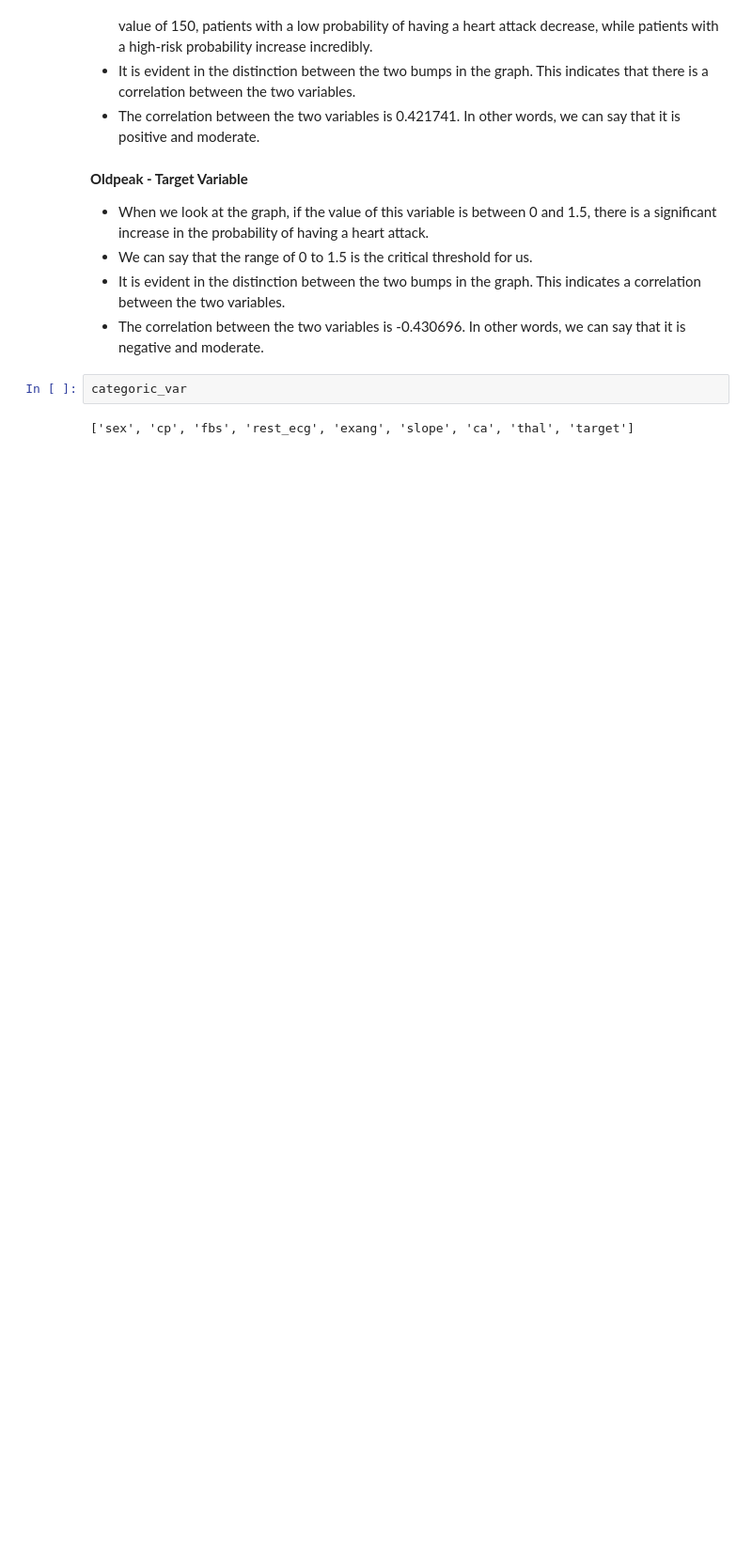
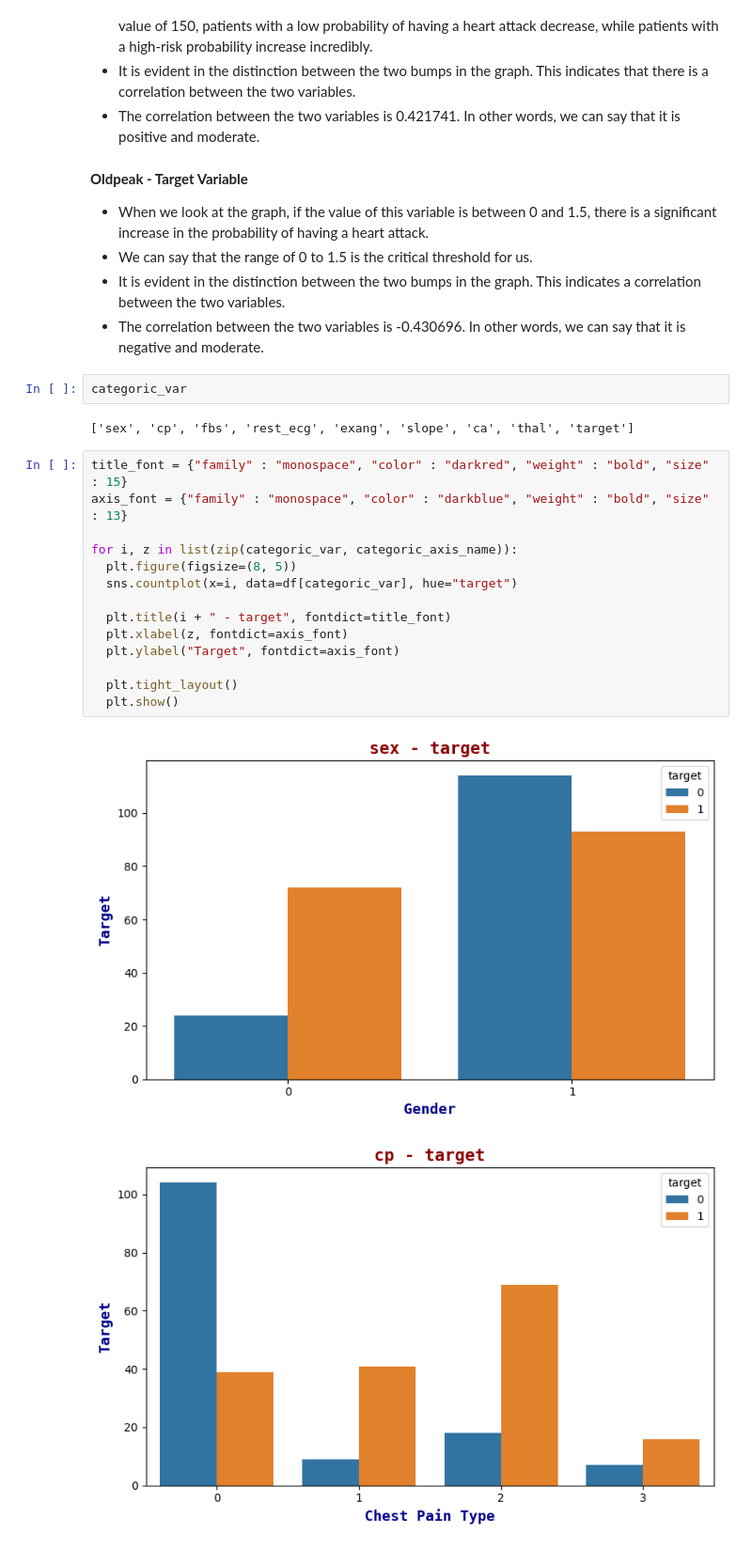
Before and after one commit to dekapd99/Kaggle-EDA-Heart-Attack-Prediction, a Jupyter notebook: Kaggle-EDA-Heart-Attack-Prediction.ipynb, the cells around one changed output. Shown at 94% size. Saved outputs shown, nothing was run; the diff lists cells and outputs as text; blank space fills up the shorter version.

Commit message:
Count Plot analysis for Target Variables and Pair Plot analysis for Numeric Variable

```diff
--- a/Kaggle-EDA-Heart-Attack-Prediction.ipynb
+++ b/Kaggle-EDA-Heart-Attack-Prediction.ipynb
@@ -690,3 +690,20 @@ Note :
 categoric_var
 # %% [output]
 ['sex', 'cp', 'fbs', 'rest_ecg', 'exang', 'slope', 'ca', 'thal', 'target']
+# %%
+title_font = {"family" : "monospace", "color" : "darkred", "weight" : "bold", "size" : 15}
+axis_font = {"family" : "monospace", "color" : "darkblue", "weight" : "bold", "size" : 13}
+
+for i, z in list(zip(categoric_var, categoric_axis_name)):
+  plt.figure(figsize=(8, 5))
+  sns.countplot(x=i, data=df[categoric_var], hue="target")
+
+  plt.title(i + " - target", fontdict=title_font)
+  plt.xlabel(z, fontdict=axis_font)
+  plt.ylabel("Target", fontdict=axis_font)
+
+  plt.tight_layout()
+  plt.show()
+# %% [output]
+[figure, added]
+[figure, added]
```
Also changed, not shown: parts of 16 cells of this notebook.
